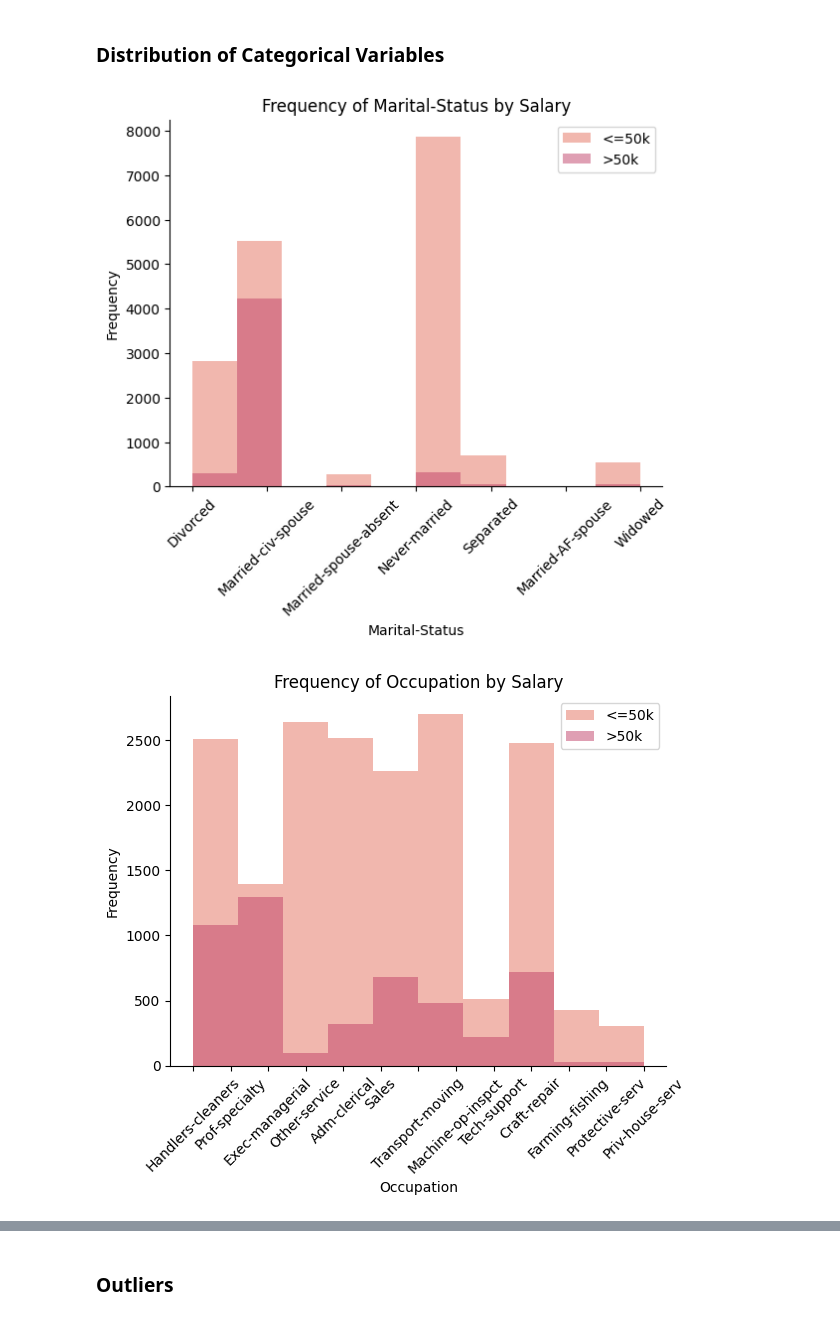
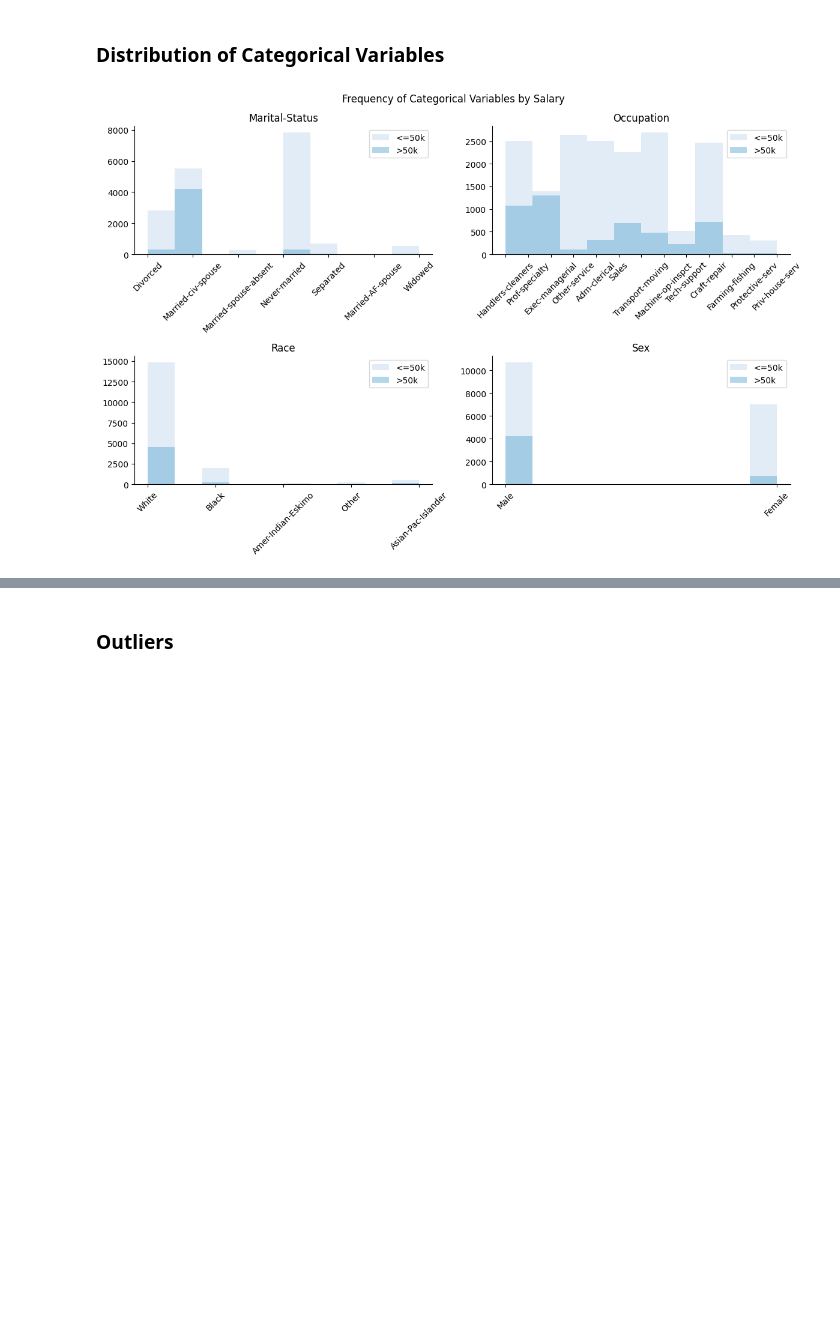
Before and after one commit to cockytrumpet/classification_project, a Jupyter notebook: project.ipynb, the cells around one changed output, grey strips where cells are left out. Saved outputs shown, nothing was run; the diff lists cells and outputs as text; code cells hidden in the pictures; blank space fills up the shorter version.

```diff
--- a/project.ipynb
+++ b/project.ipynb
@@ -98,5 +103,6 @@ The *Education* and *Education-year* features are redundant. The year seems like
 # %%
-df = df.drop(['Education'], axis=1)
+df.drop(['fnlwgt','Capital-gain','Capital-loss','Relationship',
+         'Native_country', 'Education'], axis=1, inplace=True)
 df.rename(columns={'Education-year': 'Education'}, inplace=True)
 # %% [markdown]
 The target variable *Salary* will be easier to work with if it's not a string, so I'm going to convert it to binary.
@@ -118,5 +122,3 @@ The variable *fnlwgt* is a census metric that only applies when comparing people
-# %%
-df = df.drop(['fnlwgt','Capital-gain','Capital-loss','Relationship','Native_country'], axis=1)
 # %% [markdown]
 The categorical variables have extra whitespace throughout. I'm going to remove it.
 # %%
@@ -171,5 +176,5 @@ I will plot the frequencies of the numeric variables to get a sense of their dis
 # %%
-sns.set_palette('flare', 3)
+sns.set_palette('Blues', 3)
 plt.hist(private['Age'], bins=20 ,alpha=0.5, label='All')
 plt.hist(negative['Age'], bins=20, alpha=0.5, label='<=50k')
 plt.hist(positive['Age'], bins=20, alpha=0.5, label='>50k')
@@ -234,17 +239,19 @@ Individually, the numeric variables seem to only have very weak correlation to t
 # %% [markdown]
 ### Distribution of Categorical Variables
 # %%
-for col in private.columns:
+fig,ax = plt.subplots(nrows=2, ncols=2, sharey=False, figsize=(12,8))
+
+for x,col in enumerate(private.columns):
     if private[col].dtype == object:
-        plt.hist(negative[col], alpha=0.5, label='<=50k')
-        plt.hist(positive[col], alpha=0.5, label='>50k')
-        plt.xlabel(col)
-        plt.xticks(rotation=45)
-        plt.ylabel('Frequency')
-        plt.title(f'Frequency of {col} by Salary')
-        plt.legend(loc='upper right')
-        sns.despine()
-        plt.show()
+        ax[x//2-1][x%2].hist(negative[col], alpha=0.5, label='<=50k')
+        ax[x//2-1][x%2].hist(positive[col], alpha=0.5, label='>50k')
+        ax[x//2-1][x%2].set_xticklabels(ax[x//2-1][x%2].get_xticklabels(), rotation=45)
+        ax[x//2-1][x%2].set_title(col)
+        ax[x//2-1][x%2].legend(loc='upper right')
+
+fig.suptitle('Frequency of Categorical Variables by Salary')
+fig.tight_layout()
+sns.despine()
+plt.show()
 # %% [output]
-[figure, old version]
+[figure, new version]
-[figure, removed]
```
Also changed, not shown: parts of 52 cells of this notebook, 4 other files.
